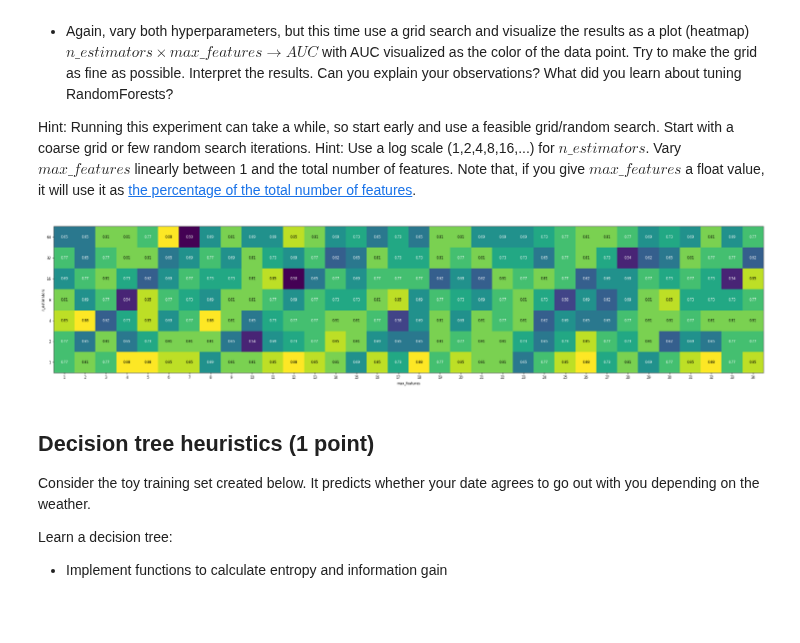
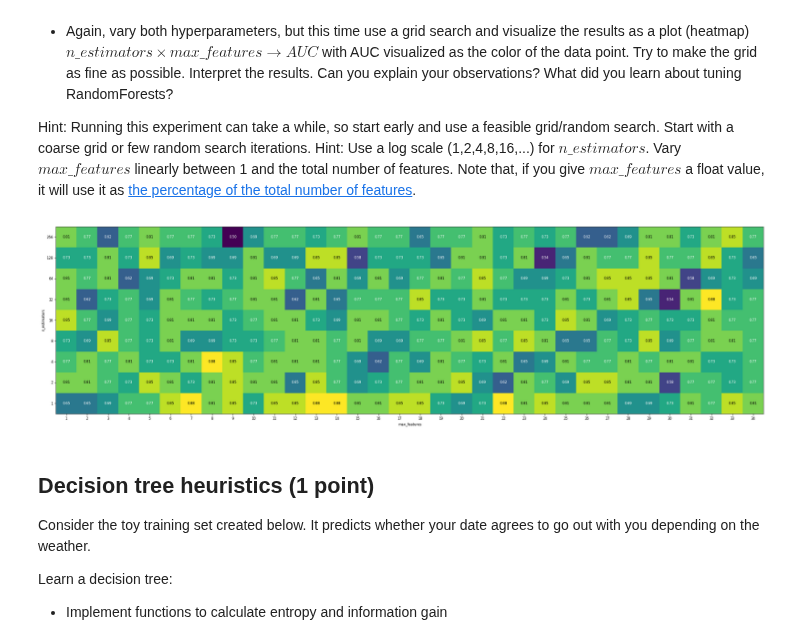
Before and after one commit to Zilarion/2IMW30-Assignment-1-2, a Jupyter notebook: a1/Assignment 1.ipynb, the cells around one changed output. Saved outputs shown, nothing was run; the diff lists cells and outputs as text; code cells hidden in the pictures; blank space fills up the shorter version.

```diff
--- a/a1/Assignment 1.ipynb
+++ b/a1/Assignment 1.ipynb
@@ -214,36 +214,36 @@ Hint: Use a log scale (1,2,4,8,16,...) for $n\_estimators$. Vary $max\_features$
 from sklearn.ensemble import RandomForestClassifier
 
 ionosphere = oml.datasets.get_dataset(59) # Download Ionosphere data
 X, y = ionosphere.get_data(target=ionosphere.default_target_attribute); # Get the predictors X and the labels y
 
 # -- Settings --
 percentage = 0.1       # A multiplier which controls the percentage of data we use, set to 1 to run with all data
 
 plt.figure(figsize=(30,10))
 
 # reduce data set size by the given percentage
 x_data = X[:int(len(X)*percentage)];
 y_data = y[:int(len(y)*percentage)];
 
 # Create data
 X_train, X_test, y_train, y_test = train_test_split(
         x_data, y_data, random_state=0)
 
 # Run for several parameters
-param_grid = { 'n_estimators': [1, 2, 4, 8, 16, 32, 64], 'max_features': list(range(1,35)) }
+param_grid = { 'n_estimators': [1, 2, 4, 8, 16, 32, 64, 128, 256], 'max_features': list(range(1,35)) }
 
 grid_search = GridSearchCV(RandomForestClassifier(), param_grid, cv=5)
 grid_search.fit(X_train, y_train)
 
 # Visualize all results
 results = pd.DataFrame(grid_search.cv_results_)
-scores = np.array(results.mean_test_score).reshape(7, 34)
+scores = np.array(results.mean_test_score).reshape(9, 34)
 
 # plot the mean cross-validation scores
 mglearn.tools.heatmap(scores, ylabel='n_estimators', yticklabels=param_grid['n_estimators'],
                       xlabel='max_features', xticklabels=param_grid['max_features'], cmap="viridis");
 # %% [output]
-[figure, old version]
+[figure, new version]
 # %% [markdown]
 ## Decision tree heuristics (1 point)
 Consider the toy training set created below. It predicts whether your date agrees to go out with you depending on the weather.
```
